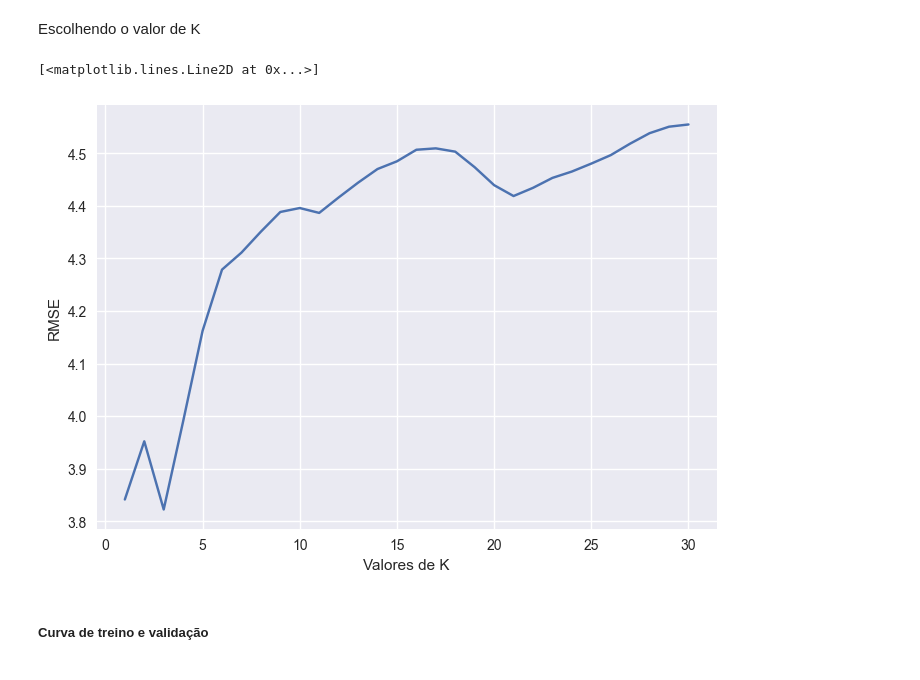
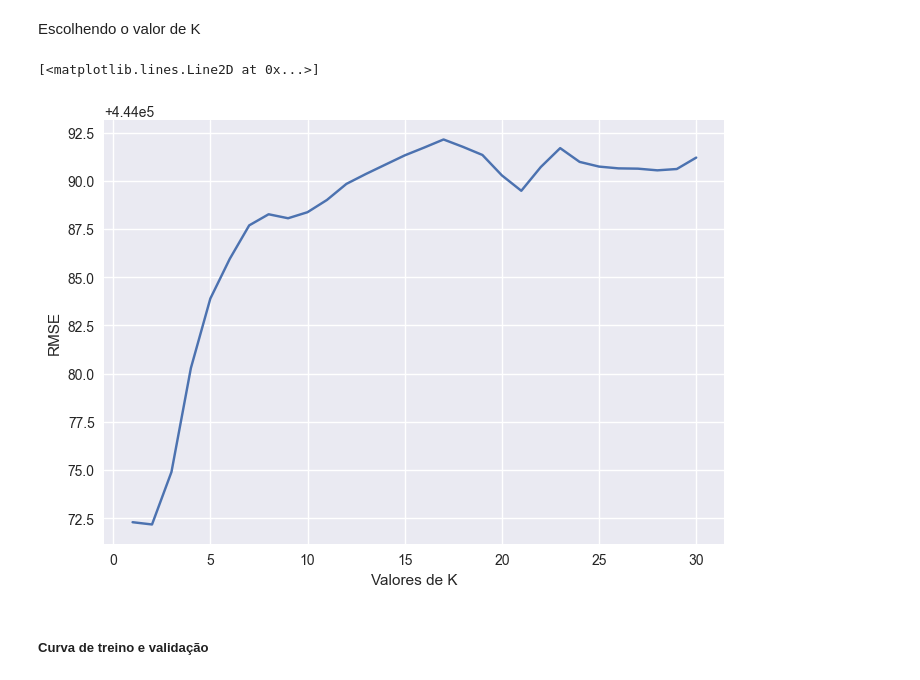
Before and after one commit to Felipanjos/a3_ia_2022.2, a Jupyter notebook: Projeto_IA.ipynb, the cells around one changed output. Cells and saved outputs as stored; diff of their text form; code cells hidden in the pictures.

```diff
--- a/Projeto_IA.ipynb
+++ b/Projeto_IA.ipynb
@@ -420,7 +420,7 @@ fig.show()
 ##### Normalização
 # %%
 normalizacao_pipeline = Pipeline([
-        ('std_scaler', MinMaxScaler())
+        ('std_scaler', StandardScaler())
     ])
 # %% [markdown]
 ##### Full Pipeline
@@ -547,20 +555,20 @@ y_train_prepared = full_pipe(y_train)
 x_test = test[['TDP (W)', 'Die Size (mm^2)']]
 y_test = test['Transistors (million)']
 
-x_test = full_pipe(x_test)
+x_test_prepared = full_pipe(x_test)
 # %% [markdown]
 Escolhendo o valor de K
 # %%
 error = []
 for k in range(1, 31):
-    knn = KNeighborsRegressor(n_neighbors = k)
-    y_pred = cross_val_predict(knn, x_train_prepared, y_train_prepared)
-    error.append(sqrt(mean_squared_error(y_train_prepared, y_pred))*100)
+    knn = KNeighborsRegressor(n_neighbors = k).fit(x_train_prepared, y_train_prepared)
+    y_pred = knn.predict(x_test_prepared)
+    error.append(mean_squared_error(y_test, y_pred, squared=False) * 100)
 
 k_curve = plt
 k_curve.xlabel('Valores de K')
 k_curve.ylabel('RMSE')
 k_curve.plot(range(1, 31), error)
 # %% [output]
 [<matplotlib.lines.Line2D at 0x...>]
-[figure, old version]
+[figure, new version]
```
Also changed, not shown: parts of 24 cells of this notebook.
